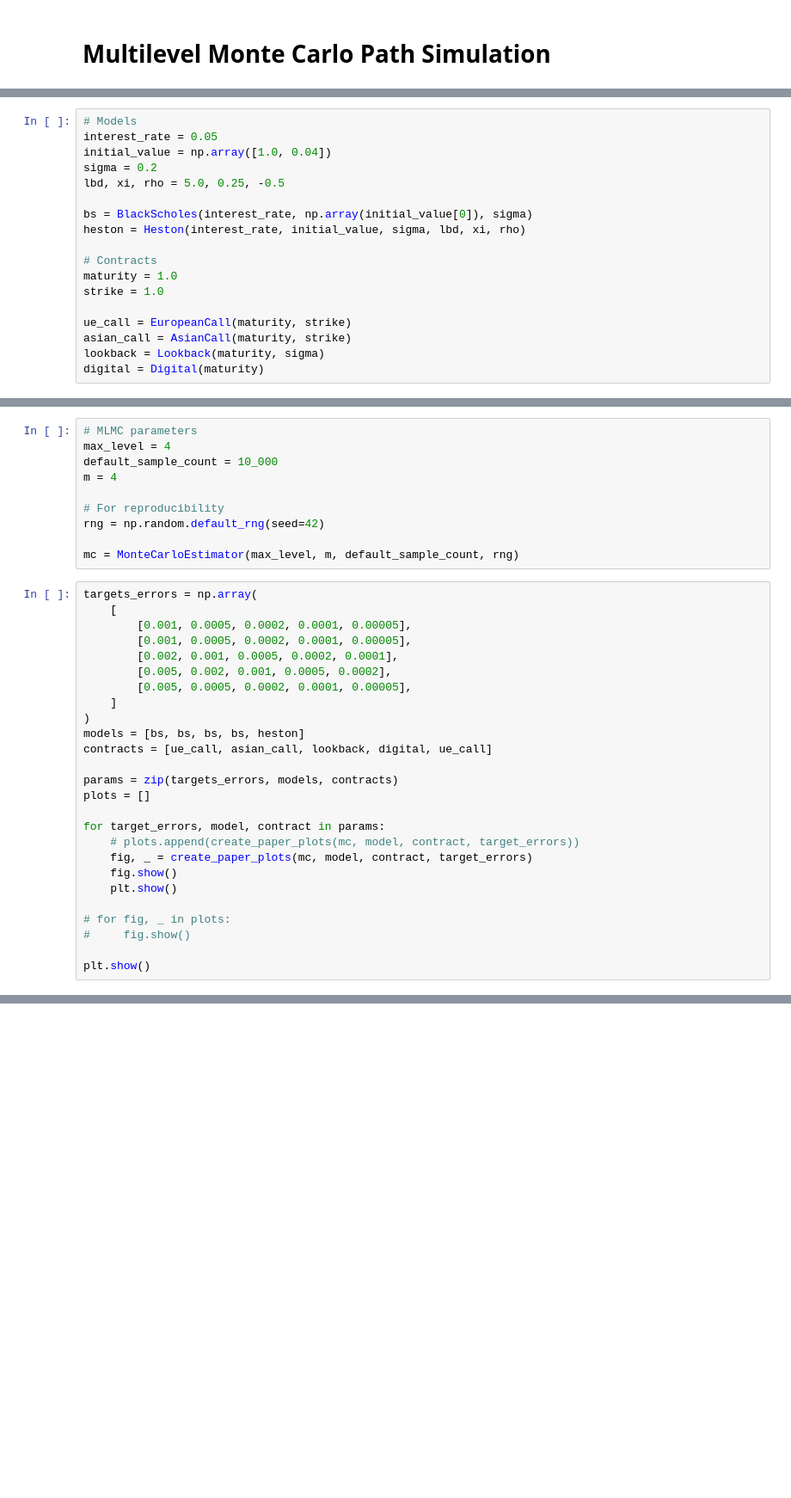
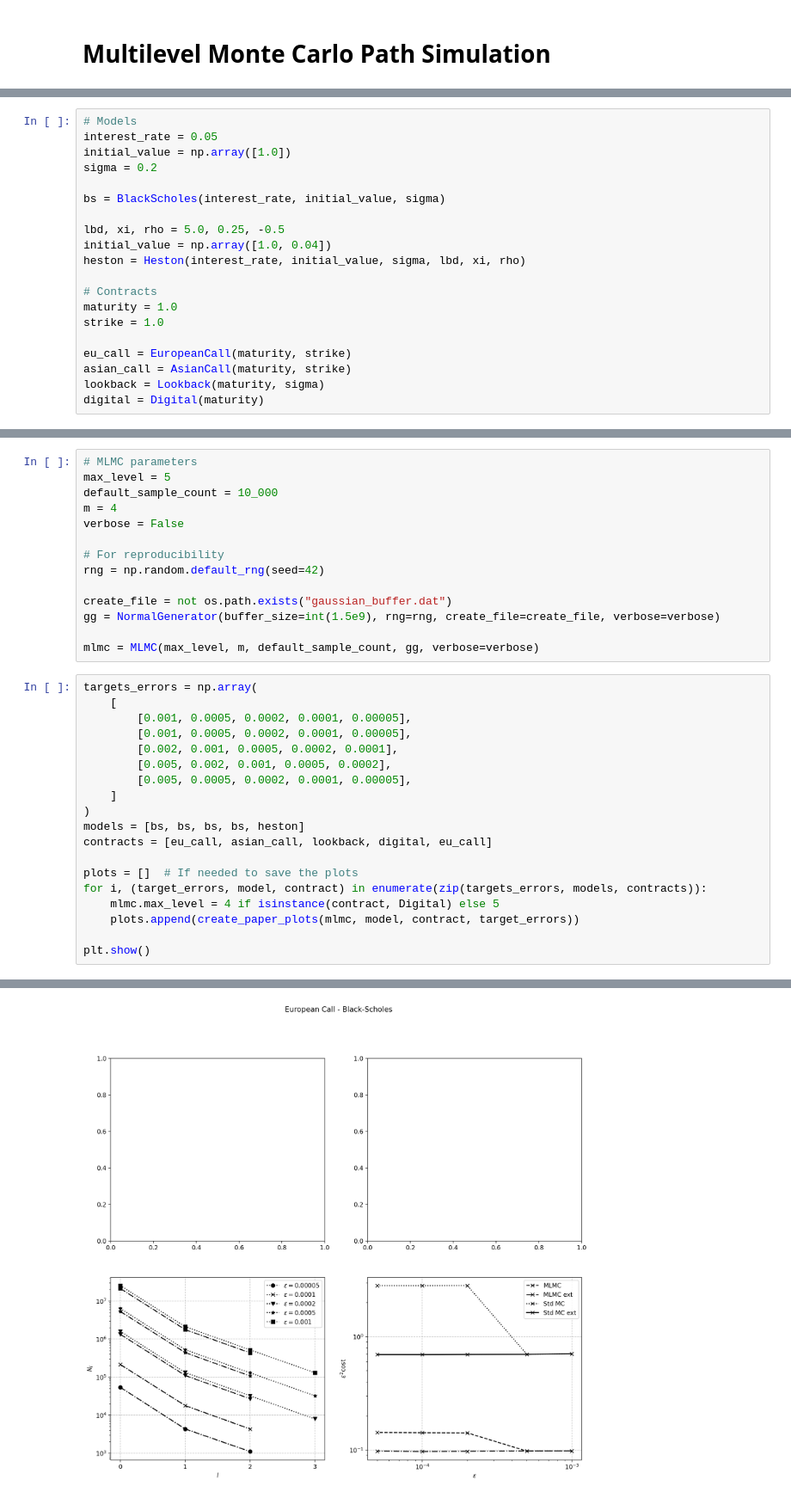
Before and after one commit to RyanTmi/mlmc_simulation_path, a Jupyter notebook: notebooks/tests_mlmc.ipynb, the cells around one changed output, grey strips where cells are left out. Shown at 86% size. Cells and saved outputs as stored; diff of their text form; blank space fills up the shorter version.

Commit message:
Better performance for mlmc algorithms

```diff
--- a/notebooks/tests_mlmc.ipynb
+++ b/notebooks/tests_mlmc.ipynb
@@ -13,18 +15,20 @@ from contract import Contract, EuropeanCall, AsianCall, Lookback, Digital
 # %%
 # Models
 interest_rate = 0.05
+initial_value = np.array([1.0])
+sigma = 0.2
+
+bs = BlackScholes(interest_rate, initial_value, sigma)
+
+lbd, xi, rho = 5.0, 0.25, -0.5
 initial_value = np.array([1.0, 0.04])
-sigma = 0.2
-lbd, xi, rho = 5.0, 0.25, -0.5
-
-bs = BlackScholes(interest_rate, np.array(initial_value[0]), sigma)
 heston = Heston(interest_rate, initial_value, sigma, lbd, xi, rho)
 
 # Contracts
 maturity = 1.0
 strike = 1.0
 
-ue_call = EuropeanCall(maturity, strike)
+eu_call = EuropeanCall(maturity, strike)
 asian_call = AsianCall(maturity, strike)
 lookback = Lookback(maturity, sigma)
 digital = Digital(maturity)
@@ -132,14 +175,18 @@ def create_paper_plots(mc: MonteCarloEstimator, model: Model, contract: Contract
     return fig, axs
 # %%
 # MLMC parameters
-max_level = 4
+max_level = 5
 default_sample_count = 10_000
 m = 4
+verbose = False
 
 # For reproducibility
 rng = np.random.default_rng(seed=42)
 
-mc = MonteCarloEstimator(max_level, m, default_sample_count, rng)
+create_file = not os.path.exists("gaussian_buffer.dat")
+gg = NormalGenerator(buffer_size=int(1.5e9), rng=rng, create_file=create_file, verbose=verbose)
+
+mlmc = MLMC(max_level, m, default_sample_count, gg, verbose=verbose)
 # %%
 targets_errors = np.array(
     [
@@ -151,19 +198,12 @@ targets_errors = np.array(
     ]
 )
 models = [bs, bs, bs, bs, heston]
-contracts = [ue_call, asian_call, lookback, digital, ue_call]
+contracts = [eu_call, asian_call, lookback, digital, eu_call]
 
-params = zip(targets_errors, models, contracts)
-plots = []
-
-for target_errors, model, contract in params:
-    # plots.append(create_paper_plots(mc, model, contract, target_errors))
-    fig, _ = create_paper_plots(mc, model, contract, target_errors)
-    fig.show()
-    plt.show()
-
-# for fig, _ in plots:
-#     fig.show()
+plots = []  # If needed to save the plots
+for i, (target_errors, model, contract) in enumerate(zip(targets_errors, models, contracts)):
+    mlmc.max_level = 4 if isinstance(contract, Digital) else 5
+    plots.append(create_paper_plots(mlmc, model, contract, target_errors))
 
 plt.show()
 # %% [output]
@@ -171,0 +227 @@ KeyboardInterrupt:
+[figure, added]
```
Also changed, not shown: parts of 4 cells of this notebook, 9 other files.
